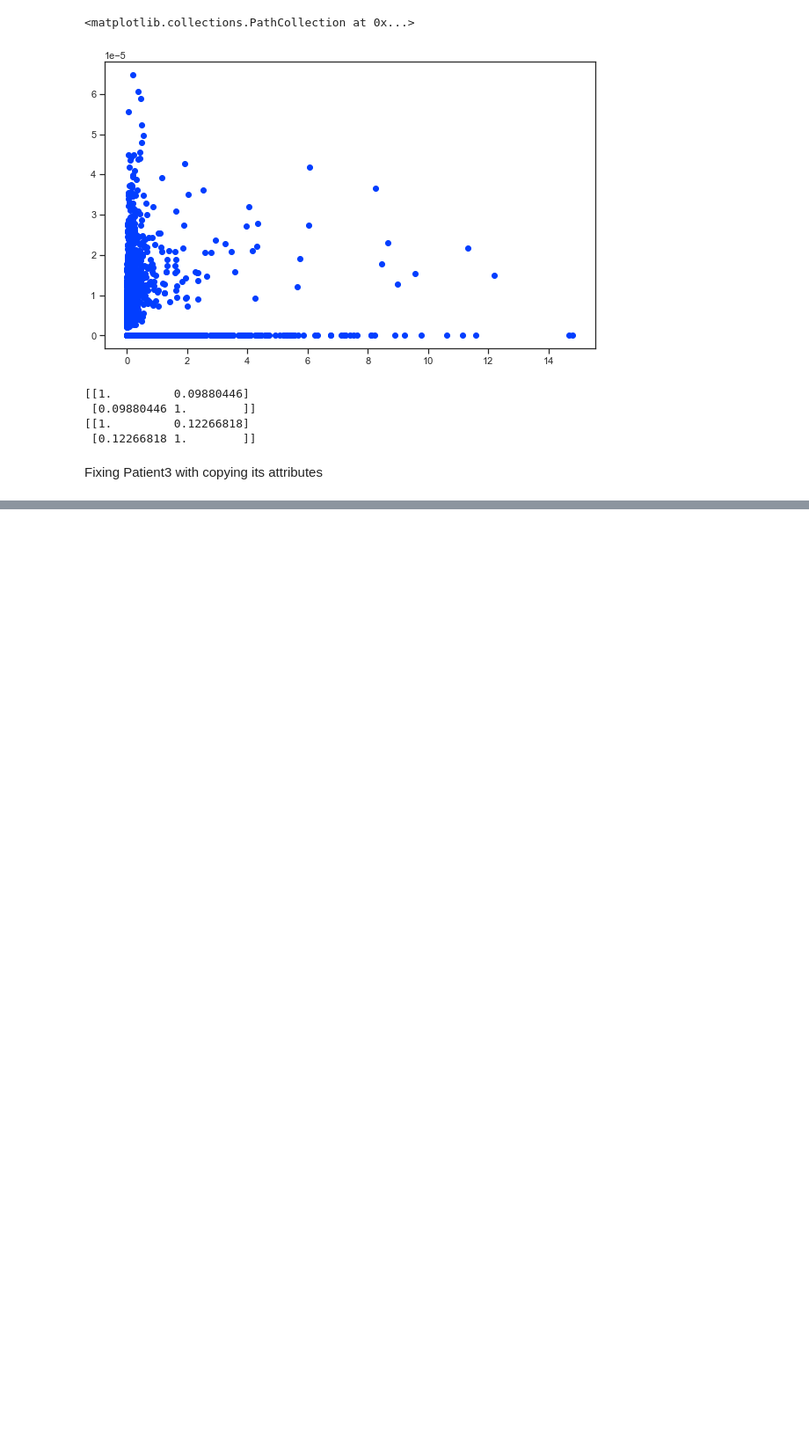
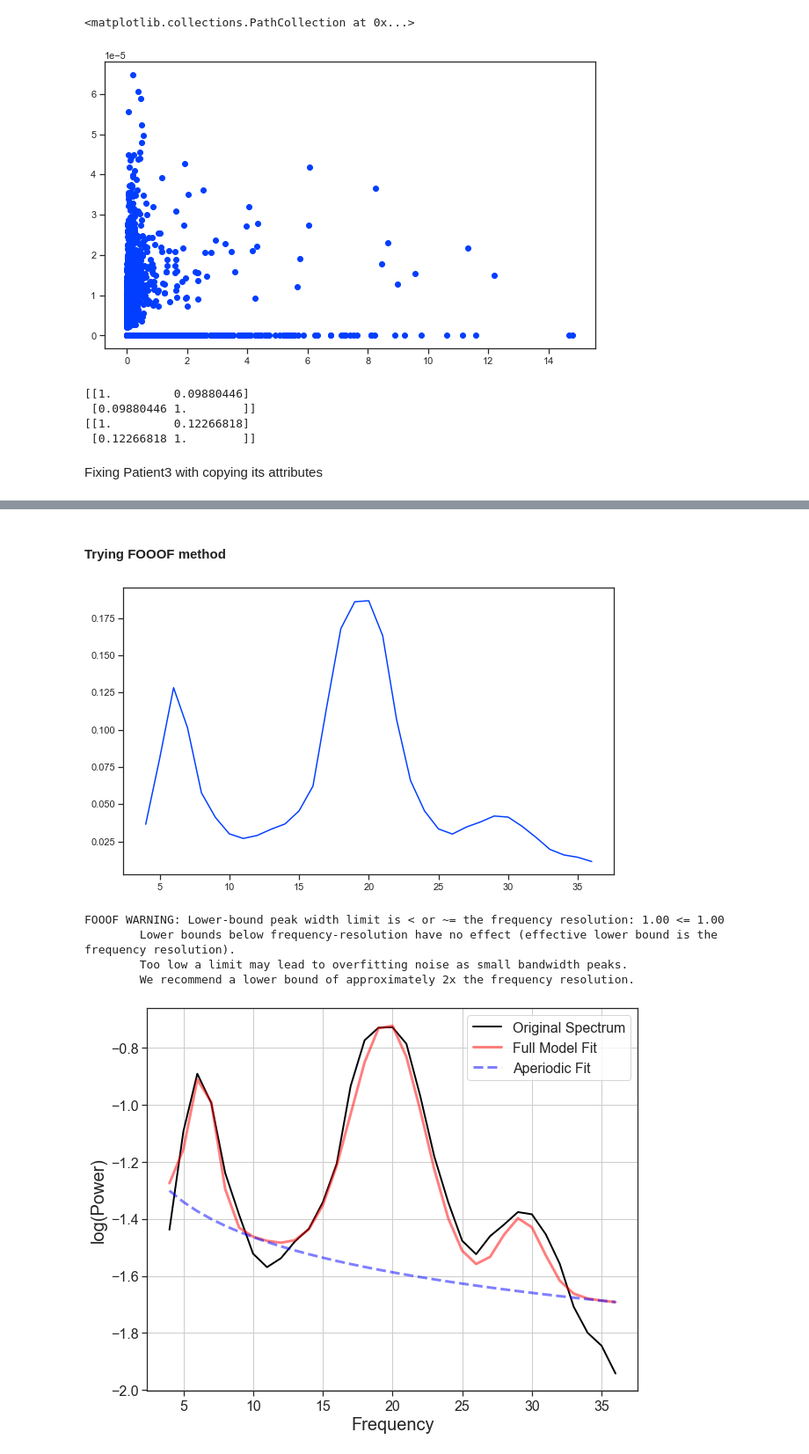
Before and after one commit to atimcenko/pac, a Jupyter notebook: dev_beta_pac_corr.ipynb, the cells around one changed output, grey strips where cells are left out. Shown at 88% size. Cells and saved outputs as stored; diff of their text form; code cells hidden in the pictures; blank space fills up the shorter version.

```diff
--- a/dev_beta_pac_corr.ipynb
+++ b/dev_beta_pac_corr.ipynb
@@ -172,11 +125,11 @@ spectral_power = np.array([])
 pac_max_power = np.array([])
 pac_mean_power = np.array([])
 
-for condition in p1.conditions:
+for condition in patient.conditions:
     if '180sec' in condition:
-        for placement in p1.placements:
-            lfp = p1.lfp[condition][placement]
-            pac = p1.pac[condition][placement][placement]
+        for placement in patient.placements:
+            lfp = patient.lfp[condition][placement]
+            pac = patient.pac[condition][placement][placement]
 
             # spectral power
             f1, f2 = 4, 36
@@ -230,0 +194,26 @@ Patient directory:  D:\LAB\AlexPAC\data\Patient3
+# %% [markdown]
+#### Trying FOOOF method
+# %%
+from fooof import FOOOF
+
+f1, f2 = 4, 36 # beta freqs of interest (we really want from 5 to 35 but that's another story )
+
+f, psd = lfp.get_psd()
+mask = (f >= f1) & (f <= f2)
+
+plt.plot(f[mask], psd[mask])
+plt.show()
+
+fm = FOOOF(peak_width_limits=(1, 12), max_n_peaks=3, peak_threshold=1)
+
+fm.fit(f[mask], psd[mask])
+
+fm.plot()
+# Получили скользящее среднее, при этом первая точка отвечает за 5, а последняя - за 35 - отлично! 31 точка всего
+# %% [output]
+[figure, added]
+FOOOF WARNING: Lower-bound peak width limit is < or ~= the frequency resolution: 1.00 <= 1.00
+        Lower bounds below frequency-resolution have no effect (effective lower bound is the frequency resolution).
+        Too low a limit may lead to overfitting noise as small bandwidth peaks.
+        We recommend a lower bound of approximately 2x the frequency resolution.
+[figure, added]
```
Also changed, not shown: parts of 20 cells of this notebook.
